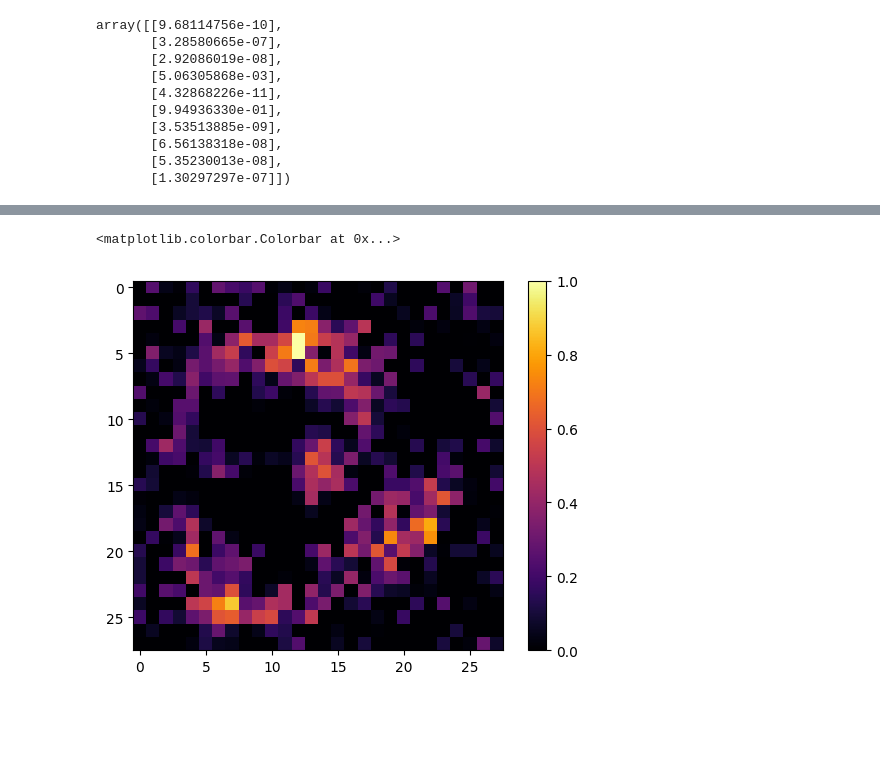
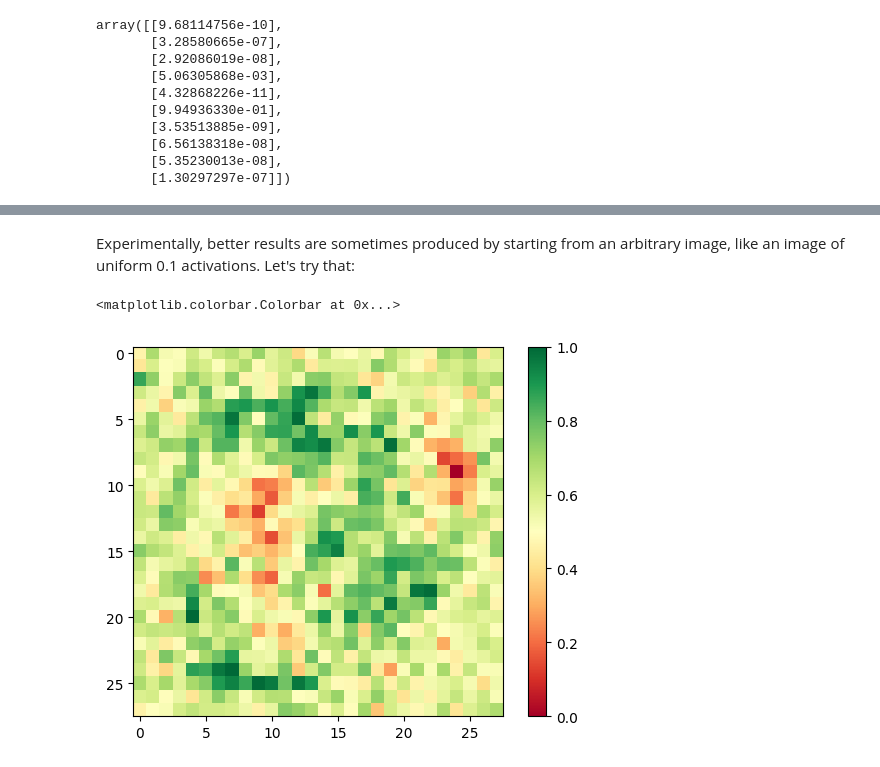
Before and after one commit to stanleytheli/mini-ml, a Jupyter notebook: src/feature_vis.ipynb, the cells around one changed output, grey strips where cells are left out. Cells and saved outputs as stored; diff of their text form; code cells hidden in the pictures; blank space fills up the shorter version.

Commit message:
Update feature visualization demo

```diff
--- a/src/feature_vis.ipynb
+++ b/src/feature_vis.ipynb
@@ -58,7 +73,7 @@ array([[9.68114756e-10],
 # %%
 # Let's see how the model thinks it could become even more 5-like
 model.set_cost(BinaryCrossEntropyCost())
-desired_updates = -get_delta(model, test_image, vectorized_result(8))
+desired_updates = -get_delta(model, test_image, vectorized_result(5))
 plt.imshow(desired_updates)
 plt.set_cmap("RdYlGn")
 plt.colorbar()
@@ -126,12 +149,13 @@ array([[9.99796017e-01],
+# %% [markdown]
+Experimentally, better results are sometimes produced by starting from an arbitrary image, like an image of uniform 0.1 activations. Let's try that:
 # %%
 target_num = 3
 
-random_image = 0.01 * np.ones((28, 28))
-random_image = transform(random_image, target_num, 3000, norm=lambda x: forceNorm(x))
-random_image = normalize(relu(random_image - 0.01))
-plt.set_cmap("inferno")
+random_image = 0.1 * np.ones((28, 28))
+random_image = transform(random_image, target_num, 100, norm=lambda x: normalize(x))
+plt.set_cmap("RdYlGn")
 plt.imshow(random_image)
 plt.colorbar()
 # %% [output]
 <matplotlib.colorbar.Colorbar at 0x...>
-[figure, old version]
+[figure, new version]
```
Also changed, not shown: parts of 19 cells of this notebook.
